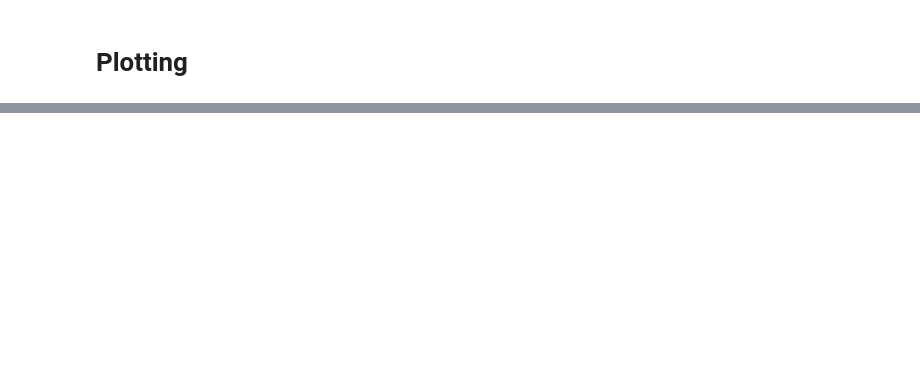
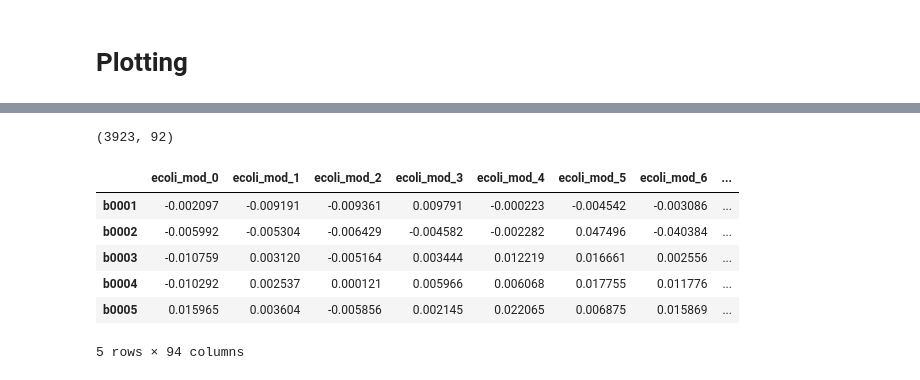
Before and after one commit to SBRG/pymodulon, a Jupyter notebook: Tutorial.ipynb, the cells around one changed output, grey strips where cells are left out. Drawn from its saved outputs; the diff is of its cells as text; code cells hidden in the pictures; blank space fills up the shorter version.

```diff
--- a/Tutorial.ipynb
+++ b/Tutorial.ipynb
@@ -469,0 +473,31 @@ ica_data.view_imodulon('GlpR')
+# %%
+# Load in test data from precise
+mtb_S = pd.read_csv("pymodulon/test/data/mtb_S.csv",index_col=0)
+ecoli_S = pd.read_csv("pymodulon/test/data/ecoli_S.csv",index_col=0)
+ecoli_S_mod = pd.read_csv("pymodulon/test/data/ecoli_S_mod.csv",index_col=0)
+ecoli_S.shape
+# %% [output]
+(3923, 92)
+# %%
+mtb_col = list(mtb_S.columns)
+for i in range(0,len(mtb_col)):
+    mtb_col[i] = "mtb_"+str(mtb_col[i])
+mtb_S.columns = mtb_col
+
+ecoli_col = list(ecoli_S.columns)
+for i in range(0,len(ecoli_col)):
+    ecoli_col[i] = "ecoli_"+str(ecoli_col[i])
+ecoli_S.columns = ecoli_col
+
+ecoli_col = list(ecoli_S_mod.columns)
+for i in range(0,len(ecoli_col)):
+    ecoli_col[i] = "ecoli_mod_"+str(ecoli_col[i])
+ecoli_S_mod.columns = ecoli_col
+# %% [output]
+|  | ecoli_mod_0 | ecoli_mod_1 | ecoli_mod_2 | ecoli_mod_3 | ecoli_mod_4 | ecoli_mod_5 | ecoli_mod_6 | ... |
+| b0001 | -0.002097 | -0.009191 | -0.009361 | 0.009791 | -0.000223 | -0.004542 | -0.003086 | ... |
+| b0002 | -0.005992 | -0.005304 | -0.006429 | -0.004582 | -0.002282 | 0.047496 | -0.040384 | ... |
+| b0003 | -0.010759 | 0.003120 | -0.005164 | 0.003444 | 0.012219 | 0.016661 | 0.002556 | ... |
+| b0004 | -0.010292 | 0.002537 | 0.000121 | 0.005966 | 0.006068 | 0.017755 | 0.011776 | ... |
+| b0005 | 0.015965 | 0.003604 | -0.005856 | 0.002145 | 0.022065 | 0.006875 | 0.015869 | ... |
+5 rows × 94 columns
```
Also changed, not shown: parts of 10 cells of this notebook, 3 other files.
